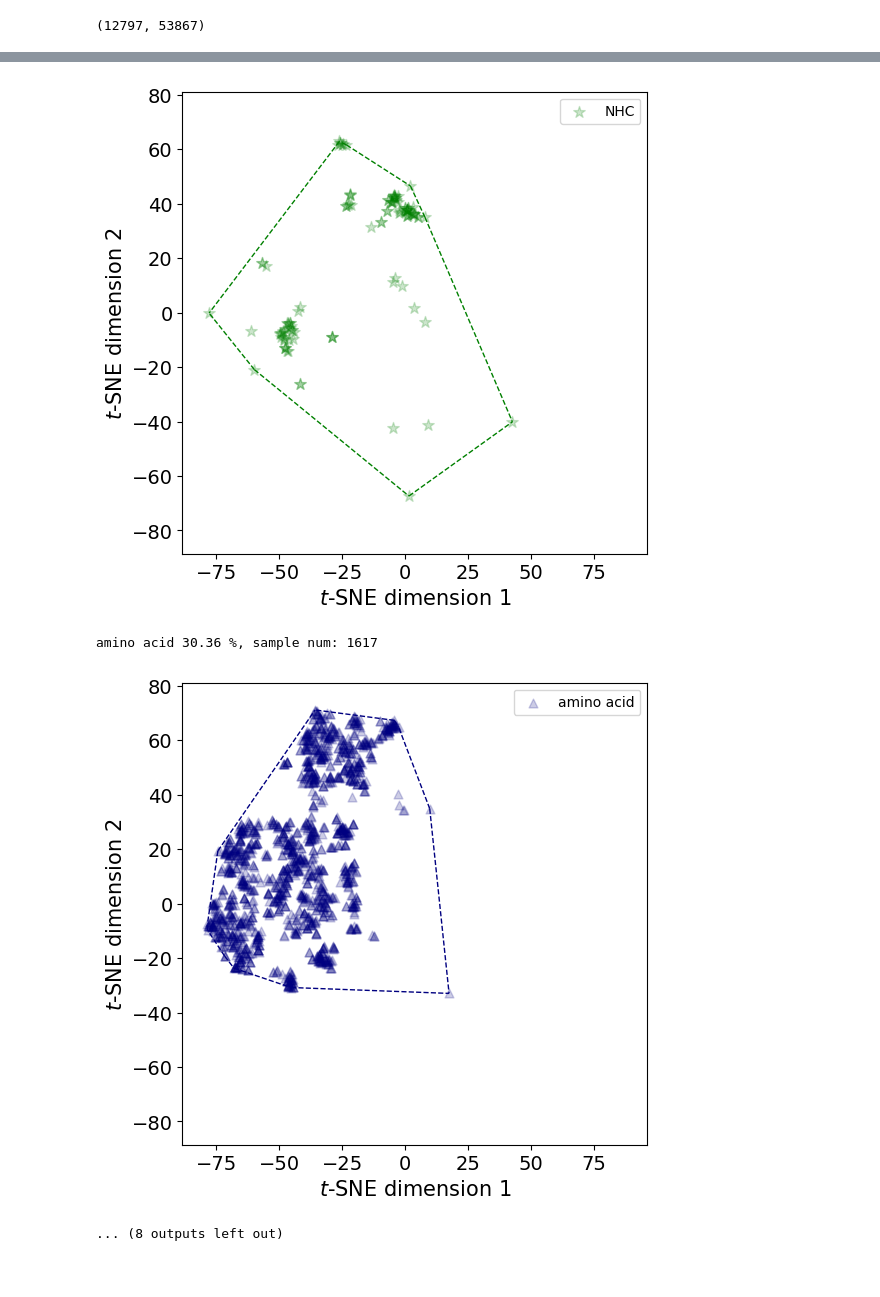
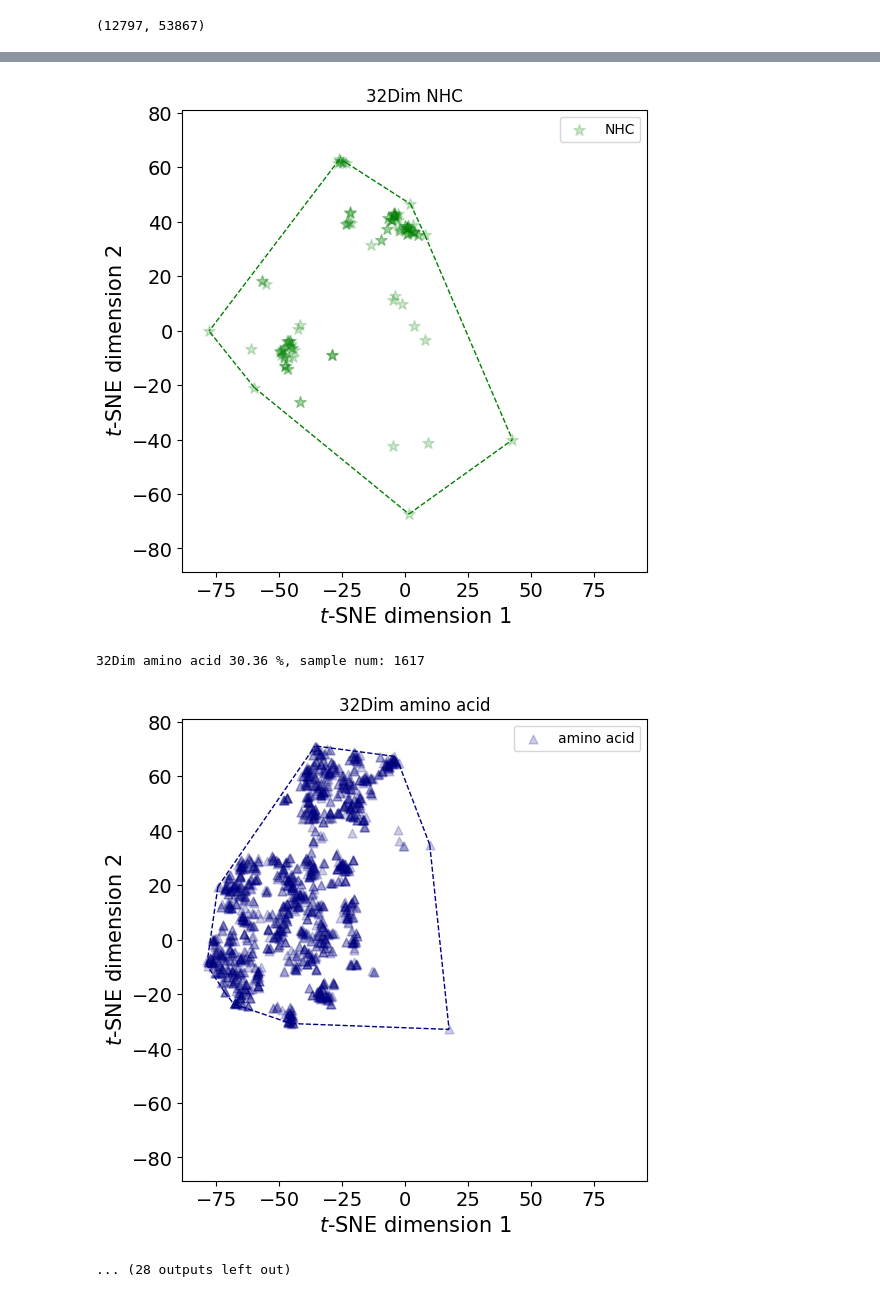
Before and after one commit to licheng-xu-echo/CatEmb, a Jupyter notebook: notebook/ligand_analysis.ipynb, the cells around one changed output, grey strips where cells are left out. Saved outputs shown, nothing was run; the diff lists cells and outputs as text; code cells hidden in the pictures.

```diff
--- a/notebook/ligand_analysis.ipynb
+++ b/notebook/ligand_analysis.ipynb
@@ -121,8 +121,14 @@ lig_type_color_map = {'Monophos': 'lightcoral',
  'Box': 'pink',
  'Phos acid': 'orchid',
  'N,N-Dioxide':'gray'}
-model_path = './catemb/model_path/dim32LN'
-catemb_calc = CatEmb(model_path=model_path, device='cpu')
+model_path_map = {
+    '32Dim': '../catemb/model_path/dim32LN',
+    '4096Dim': '../catemb/model_path/dim4096LN',
+}
+label_fontsize = 15
+tick_fontsize = 14
+maker_type = ['.','*',"^"]
+maker_size = [75,75,40]
 # %%
 sel_lig_smi_lst = []
 sel_lig_type_lst = []
@@ -189,28 +213,33 @@ plt.ylim([y_min-10,y_max+10])
 # %%
-ct = 0
-maker_type = ['.','*',"^"]
-maker_size = [75,75,40]
-lig_type_ave_x_map = {}
-whole_space_area = (x_max-x_min)*(y_max-y_min)
-for idx,type_ in enumerate(lig_type_color_map.keys()):
-    plt.figure(figsize=(6,6))
-    x_lst = lig_type_x_map[type_]
-    hull = ConvexHull(x_lst)
-    hull_area = hull.volume
-    for simplex in hull.simplices:
-        plt.plot(x_lst[simplex, 0], x_lst[simplex, 1],  '--', color=lig_type_color_map[type_], linewidth=1, label='Convex Hull' if simplex is hull.simplices[0] else "")
-    plt.scatter(x_lst[:,0],x_lst[:,1],color=lig_type_color_map[type_],label=type_,alpha=0.2,marker=maker_type[idx%3],s=maker_size[idx%3])
-    ave_0 = np.mean(x_lst[:,0])
-    ave_1 = np.mean(x_lst[:,1])
-    #plt.scatter(ave_0,ave_1,color=lig_type_color_map[type_],label=type_+' ave',s=maker_size[idx%2],marker=maker_type[idx%2],edgecolors='gray')
-    lig_type_ave_x_map[type_] = np.array([ave_0,ave_1])
-    plt.xlabel("$\tt$-SNE dimension 1",fontsize=label_fontsize)
-    plt.ylabel("$\tt$-SNE dimension 2",fontsize=label_fontsize)
-    plt.xticks(fontsize=tick_fontsize)
-    plt.yticks(fontsize=tick_fontsize)
-    plt.xlim([x_min-10,x_max+10])
-    plt.ylim([y_min-10,y_max+10])
-    plt.legend()
-    print(type_,f"{hull_area/whole_space_area*100:.2f} %, sample num: {len(x_lst)}")
-    plt.show()
+for model_name in model_path_map:
+    lig_type_x_map = lig_analysis_result_map[model_name]['lig_type_x_map']
+    x_max = lig_analysis_result_map[model_name]['x_max']
+    x_min = lig_analysis_result_map[model_name]['x_min']
+    y_max = lig_analysis_result_map[model_name]['y_max']
+    y_min = lig_analysis_result_map[model_name]['y_min']
+    ct = 0
+    lig_type_ave_x_map = {}
+    whole_space_area = (x_max-x_min)*(y_max-y_min)
+    for idx,type_ in enumerate(lig_type_color_map.keys()):
+        plt.figure(figsize=(6,6))
+        x_lst = lig_type_x_map[type_]
+        hull = ConvexHull(x_lst)
+        hull_area = hull.volume
+        for simplex in hull.simplices:
+            plt.plot(x_lst[simplex, 0], x_lst[simplex, 1],  '--', color=lig_type_color_map[type_], linewidth=1, label='Convex Hull' if simplex is hull.simplices[0] else "")
+        plt.scatter(x_lst[:,0],x_lst[:,1],color=lig_type_color_map[type_],label=type_,alpha=0.2,marker=maker_type[idx%3],s=maker_size[idx%3])
+        ave_0 = np.mean(x_lst[:,0])
+        ave_1 = np.mean(x_lst[:,1])
+        #plt.scatter(ave_0,ave_1,color=lig_type_color_map[type_],label=type_+' ave',s=maker_size[idx%2],marker=maker_type[idx%2],edgecolors='gray')
+        lig_type_ave_x_map[type_] = np.array([ave_0,ave_1])
+        plt.xlabel("$	t$-SNE dimension 1",fontsize=label_fontsize)
+        plt.ylabel("$	t$-SNE dimension 2",fontsize=label_fontsize)
+        plt.xticks(fontsize=tick_fontsize)
+        plt.yticks(fontsize=tick_fontsize)
+        plt.xlim([x_min-10,x_max+10])
+        plt.ylim([y_min-10,y_max+10])
+        plt.title(f'{model_name} {type_}')
+        plt.legend()
+        print(model_name,type_,f"{hull_area/whole_space_area*100:.2f} %, sample num: {len(x_lst)}")
+        plt.show()
 # %% [output]
@@ -226,4 +255,4 @@ NHC 34.19 %, sample num: 113
-[figure, old version]
+[figure, new version]
-amino acid 30.36 %, sample num: 1617
+32Dim amino acid 30.36 %, sample num: 1617
-[figure, old version]
+[figure, new version]
-... (8 outputs left out)
+... (28 outputs left out)
```
Also changed, not shown: parts of 6 cells of this notebook, 7 other files.
